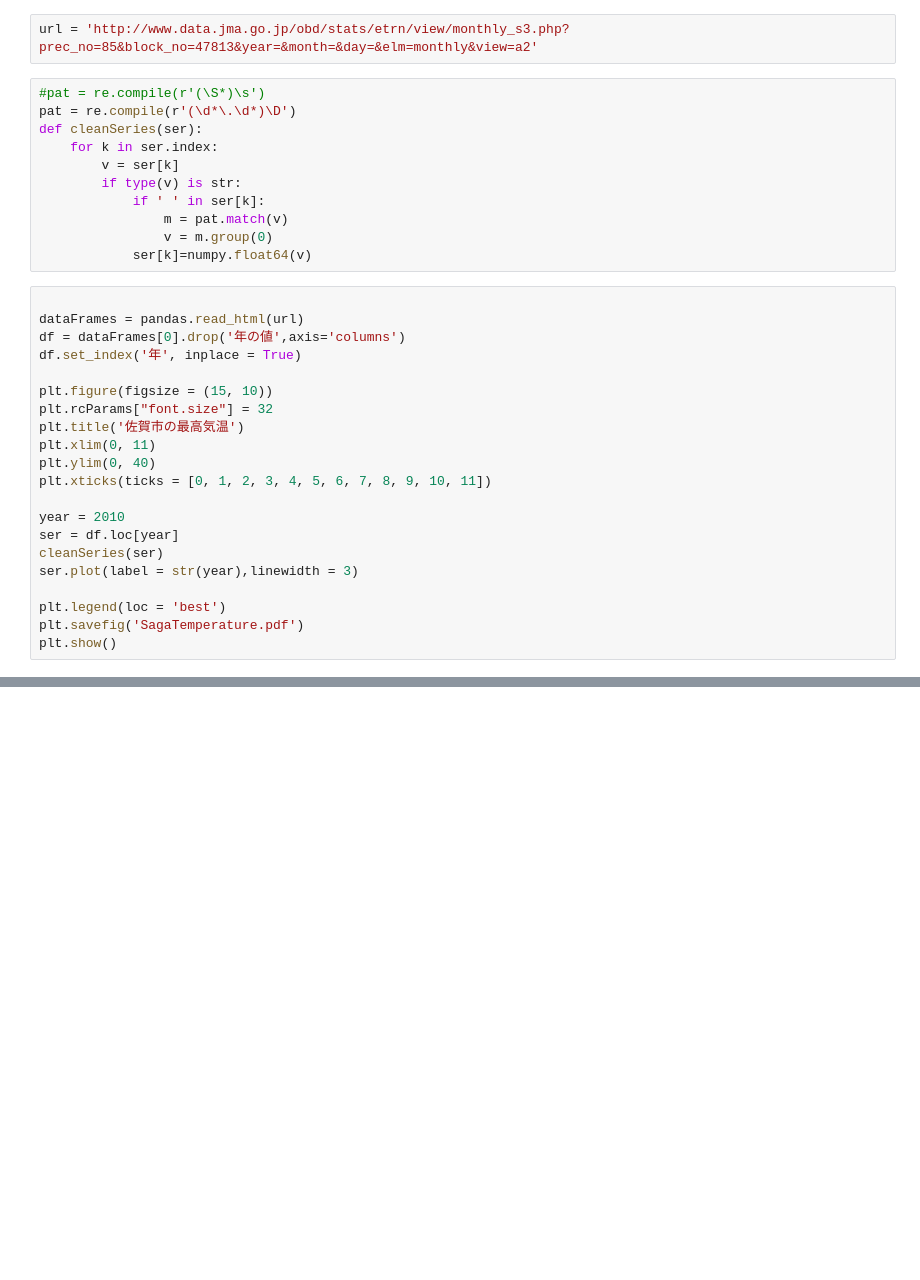
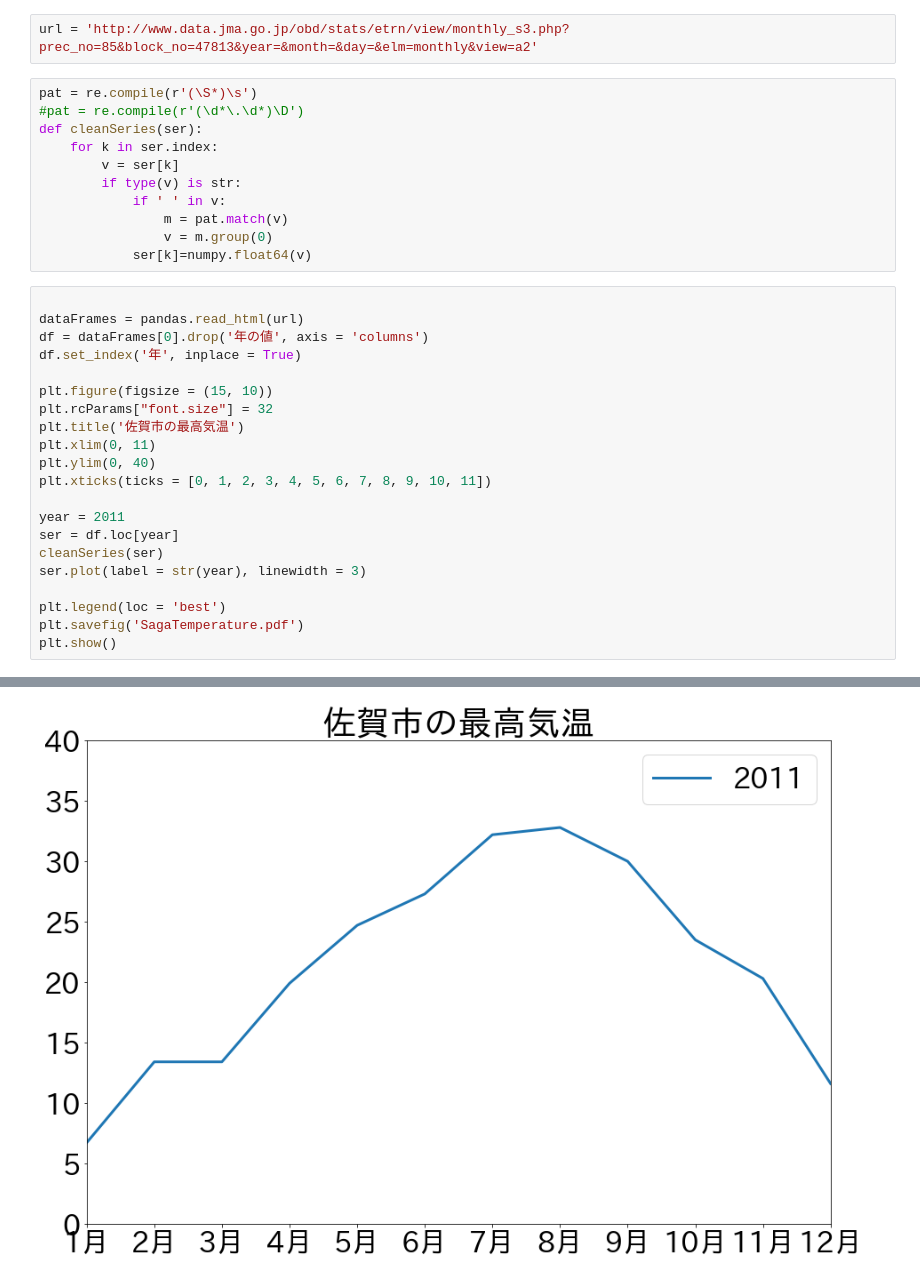
Before and after one commit to first-programming-saga/withURL, a Jupyter notebook: SagaTenkiFinal.ipynb, the cells around one changed output, grey strips where cells are left out. Saved outputs shown, nothing was run; the diff lists cells and outputs as text; blank space fills up the shorter version.

```diff
--- a/SagaTenkiFinal.ipynb
+++ b/SagaTenkiFinal.ipynb
@@ -9,20 +9,20 @@ import re
 # %%
 url = 'http://www.data.jma.go.jp/obd/stats/etrn/view/monthly_s3.php?prec_no=85&block_no=47813&year=&month=&day=&elm=monthly&view=a2'
 # %%
-#pat = re.compile(r'(\S*)\s')
-pat = re.compile(r'(\d*\.\d*)\D')
+pat = re.compile(r'(\S*)\s')
+#pat = re.compile(r'(\d*\.\d*)\D')
 def cleanSeries(ser):
     for k in ser.index:
         v = ser[k]
         if type(v) is str:
-            if ' ' in ser[k]:
+            if ' ' in v:
                 m = pat.match(v)
                 v = m.group(0)
             ser[k]=numpy.float64(v)
 # %%
 
 dataFrames = pandas.read_html(url)
-df = dataFrames[0].drop('年の値',axis='columns')
+df = dataFrames[0].drop('年の値', axis = 'columns')
 df.set_index('年', inplace = True)
 
 plt.figure(figsize = (15, 10))
@@ -32,11 +32,12 @@ plt.xlim(0, 11)
 plt.ylim(0, 40)
 plt.xticks(ticks = [0, 1, 2, 3, 4, 5, 6, 7, 8, 9, 10, 11])
 
-year = 2010
+year = 2011
 ser = df.loc[year]
 cleanSeries(ser)
-ser.plot(label = str(year),linewidth = 3)
+ser.plot(label = str(year), linewidth = 3)
 
 plt.legend(loc = 'best')
 plt.savefig('SagaTemperature.pdf')
 plt.show()
+# %% [output]
@@ -42,0 +48 @@ plt.show()
+[figure, added]
```
Also changed, not shown: parts of 1 cell of this notebook.
